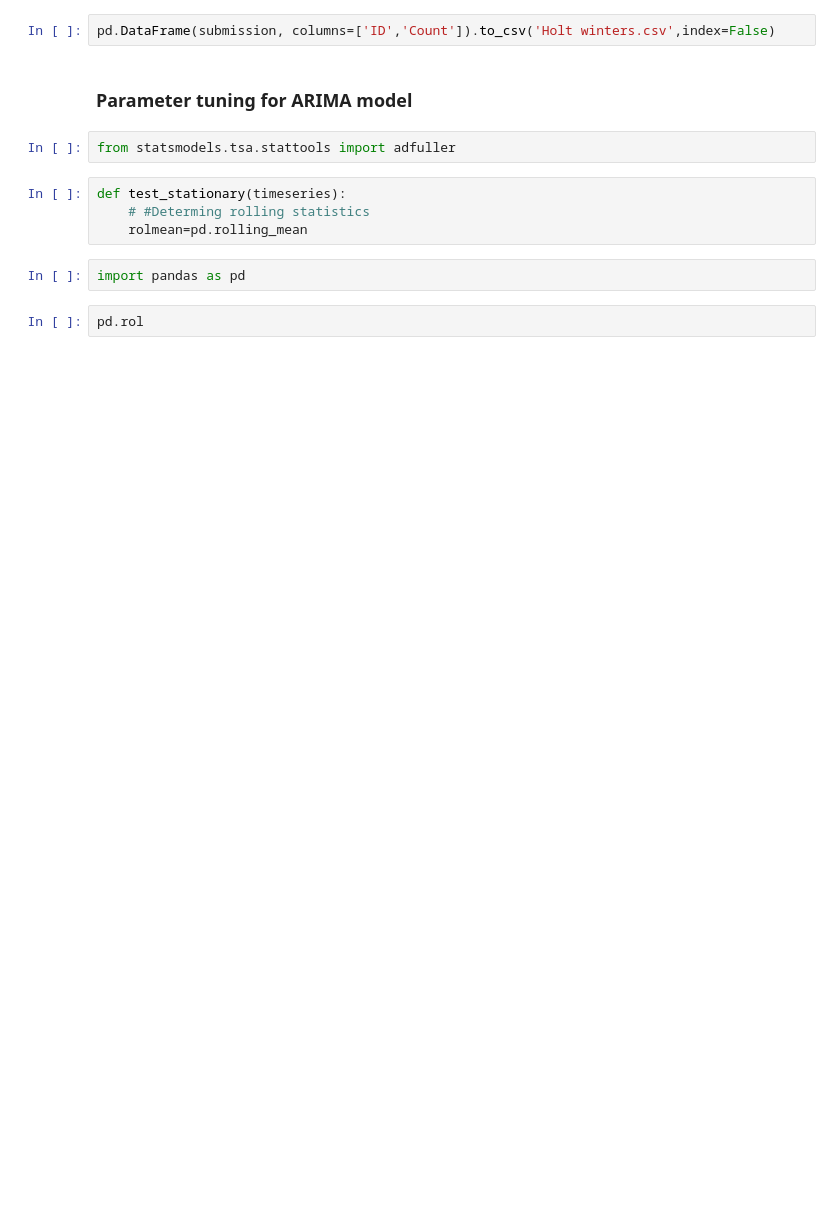
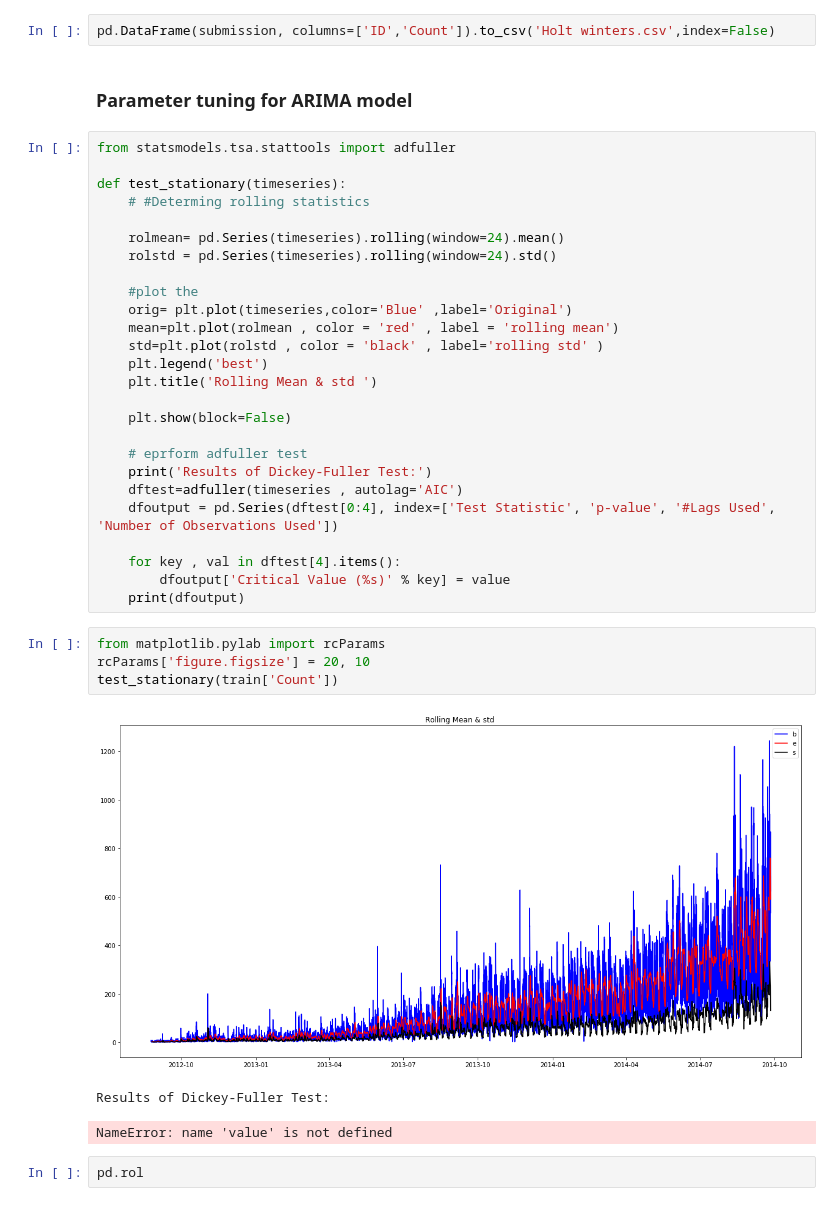
Before and after one commit to h0ssein2011/Kaggle_and_other_Online_competitions, a Jupyter notebook: JetRail/Time series Analysis.ipynb, the cells around one changed output. Cells and saved outputs as stored; diff of their text form; blank space fills up the shorter version.

```diff
--- a/JetRail/Time series Analysis.ipynb
+++ b/JetRail/Time series Analysis.ipynb
@@ -479,13 +486,39 @@ submission.head()
 pd.DataFrame(submission, columns=['ID','Count']).to_csv('Holt winters.csv',index=False)
 # %% [markdown]
 ### Parameter tuning for ARIMA model
-# %%
-from statsmodels.tsa.stattools import adfuller
-# %%
-def test_stationary(timeseries):
-    # #Determing rolling statistics
-    rolmean=pd.rolling_mean
-# %%
-import pandas as pd
+# %%
+from statsmodels.tsa.stattools import adfuller
+
+def test_stationary(timeseries):
+    # #Determing rolling statistics
+
+    rolmean= pd.Series(timeseries).rolling(window=24).mean()
+    rolstd = pd.Series(timeseries).rolling(window=24).std()
+
+    #plot the
+    orig= plt.plot(timeseries,color='Blue' ,label='Original')
+    mean=plt.plot(rolmean , color = 'red' , label = 'rolling mean')
+    std=plt.plot(rolstd , color = 'black' , label='rolling std' )
+    plt.legend('best')
+    plt.title('Rolling Mean & std ')
+
+    plt.show(block=False)
+
+    # eprform adfuller test
+    print('Results of Dickey-Fuller Test:')
+    dftest=adfuller(timeseries , autolag='AIC')
+    dfoutput = pd.Series(dftest[0:4], index=['Test Statistic', 'p-value', '#Lags Used', 'Number of Observations Used'])
+
+    for key , val in dftest[4].items():
+        dfoutput['Critical Value (%s)' % key] = value
+    print(dfoutput)
+# %%
+from matplotlib.pylab import rcParams
+rcParams['figure.figsize'] = 20, 10
+test_stationary(train['Count'])
+# %% [output]
+[figure, added]
+Results of Dickey-Fuller Test:
+NameError: name 'value' is not defined
 # %%
 pd.rol
```
Also changed, not shown: parts of 1 cell of this notebook, 2 other files.
